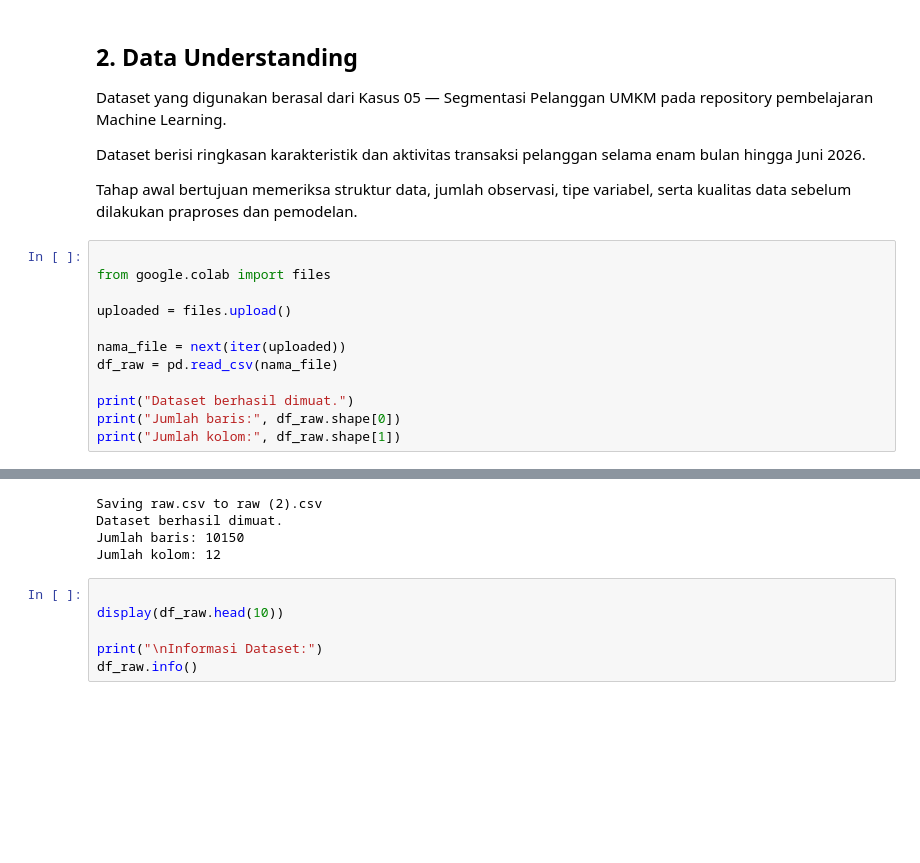
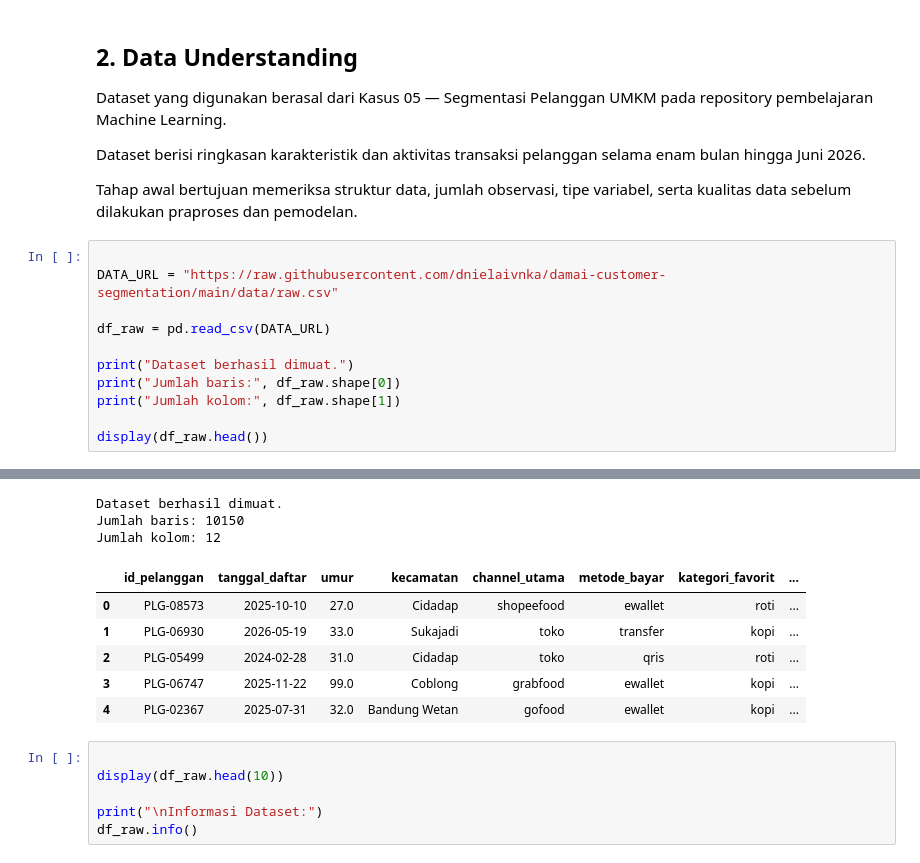
Before and after one commit to dnielaivnka/damai-customer-segmentation, a Jupyter notebook: DaMai_Customer_Segmentation.ipynb, the cells around one changed output, grey strips where cells are left out. Cells and saved outputs as stored; diff of their text form; blank space fills up the shorter version.

```diff
--- a/DaMai_Customer_Segmentation.ipynb
+++ b/DaMai_Customer_Segmentation.ipynb
@@ -66,14 +66,13 @@ Dataset berisi ringkasan karakteristik dan aktivitas transaksi pelanggan selama
 Tahap awal bertujuan memeriksa struktur data, jumlah observasi, tipe variabel, serta kualitas data sebelum dilakukan praproses dan pemodelan.
 # %%
 
-from google.colab import files
+DATA_URL = "https://raw.githubusercontent.com/dnielaivnka/damai-customer-segmentation/main/data/raw.csv"
 
-uploaded = files.upload()
-
-nama_file = next(iter(uploaded))
-df_raw = pd.read_csv(nama_file)
+df_raw = pd.read_csv(DATA_URL)
 
 print("Dataset berhasil dimuat.")
 print("Jumlah baris:", df_raw.shape[0])
 print("Jumlah kolom:", df_raw.shape[1])
+
+display(df_raw.head())
 # %% [output]
@@ -81,7 +79,12 @@ print("Jumlah kolom:", df_raw.shape[1])
-Saving raw.csv to raw (2).csv
 Dataset berhasil dimuat.
 Jumlah baris: 10150
 Jumlah kolom: 12
+|  | id_pelanggan | tanggal_daftar | umur | kecamatan | channel_utama | metode_bayar | kategori_favorit | ... |
+| 0 | PLG-08573 | 2025-10-10 | 27.0 | Cidadap | shopeefood | ewallet | roti | ... |
+| 1 | PLG-06930 | 2026-05-19 | 33.0 | Sukajadi | toko | transfer | kopi | ... |
+| 2 | PLG-05499 | 2024-02-28 | 31.0 | Cidadap | toko | qris | roti | ... |
+| 3 | PLG-06747 | 2025-11-22 | 99.0 | Coblong | grabfood | ewallet | kopi | ... |
+| 4 | PLG-02367 | 2025-07-31 | 32.0 | Bandung Wetan | gofood | ewallet | kopi | ... |
 # %%
 
 display(df_raw.head(10))
```
Also changed, not shown: parts of 3 cells of this notebook, 2 other files.
